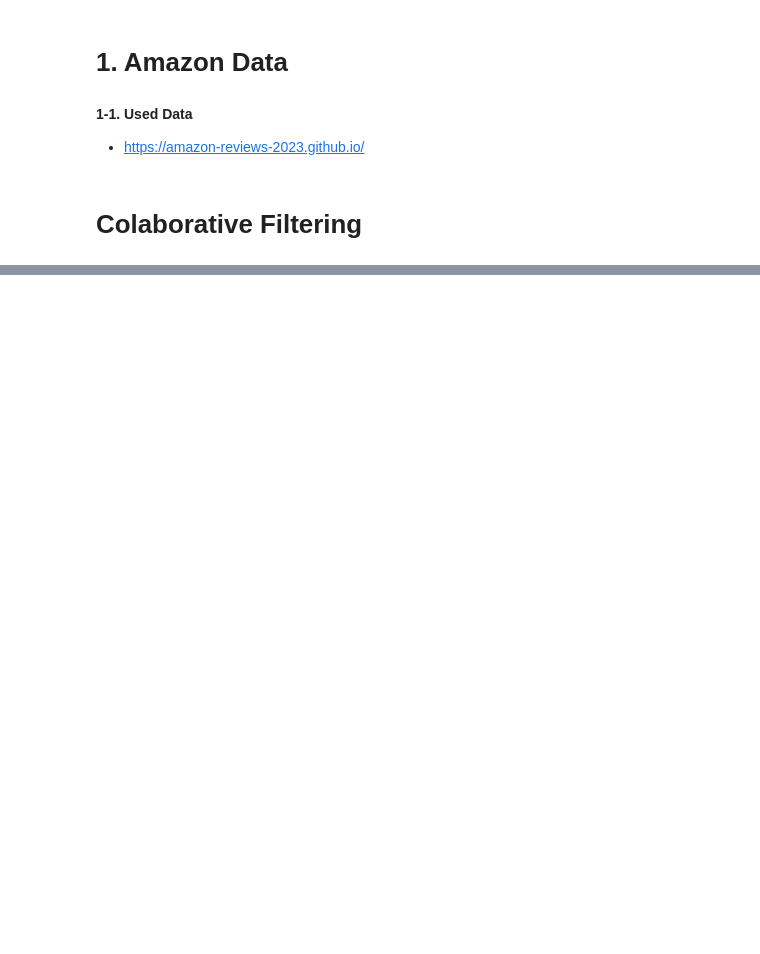
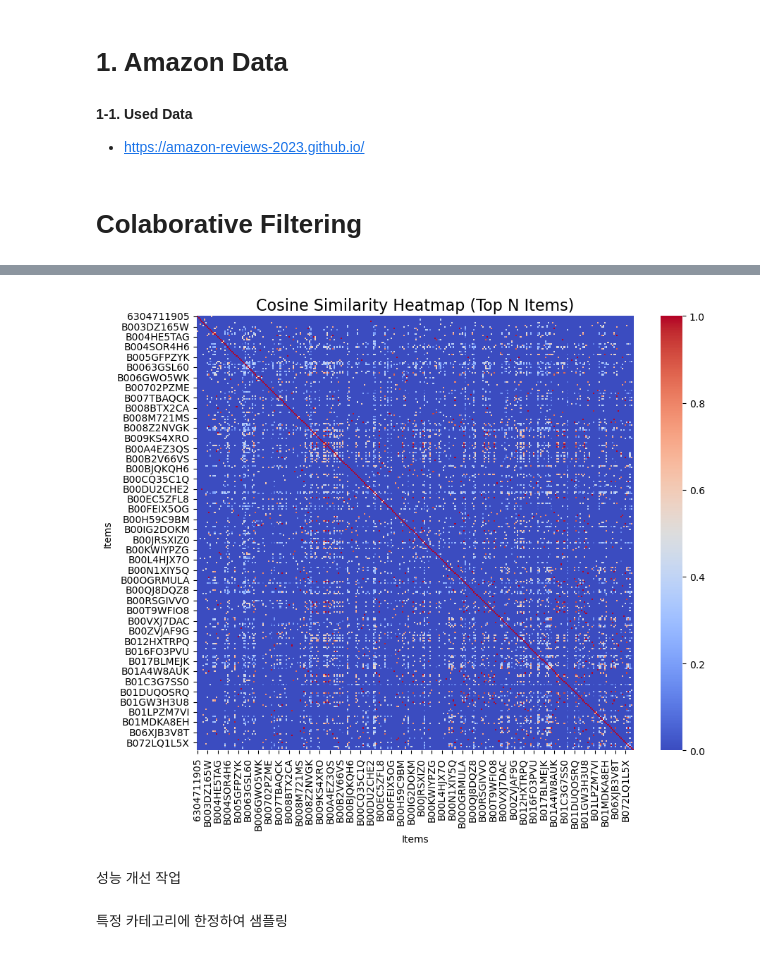
Before and after one commit to tpgus2603/DataMining, a Jupyter notebook: AmazonCF.ipynb, the cells around one changed output, grey strips where cells are left out. Cells and saved outputs as stored; diff of their text form; code cells hidden in the pictures; blank space fills up the shorter version.

Commit message:
Add Amazon CF

```diff
--- a/AmazonCF.ipynb
+++ b/AmazonCF.ipynb
@@ -137,12 +30,0 @@ def recommend_items(target_index, similarity_score, pivot_pandas, top_n=5):
-# %%
-import os
-
-review_path = os.path.abspath("./Data/Amazon/Review/Total_Review.json")
-review = preprocess_review(review_path)
-sorted_review = sort_review(review)
-
-unique_asins_df = review.select("asin").distinct()
-
-# # 결과 확인
-unique_asins_df.show()
-sorted_review.show()
@@ -244,0 +294,44 @@ main_category :  All Beauty
+# %%
+import pandas as pd
+import numpy as np
+from sklearn.metrics.pairwise import cosine_similarity
+import seaborn as sns
+import matplotlib.pyplot as plt
+
+# 사용자-아이템 행렬 생성 및 코사인 유사도 계산
+def calculate_cosine_similarity(df):
+    # 사용자-아이템 피벗 테이블 생성
+    pivot_table = df.pivot_table(index="parent_asin", columns="user_id", values="rating", fill_value=0)
+
+    # 코사인 유사도 계산
+    cosine_sim = cosine_similarity(pivot_table)
+
+    # 유사도를 데이터프레임으로 변환
+    cosine_sim_df = pd.DataFrame(cosine_sim, index=pivot_table.index, columns=pivot_table.index)
+    return cosine_sim_df
+
+# 코사인 유사도 히트맵 시각화
+def visualize_cosine_similarity(cosine_sim_df, top_n=20):
+    # 상위 N개 항목만 선택
+    sim_subset = cosine_sim_df.iloc[:top_n, :top_n]
+
+    # 히트맵 생성
+    plt.figure(figsize=(10, 8))
+    sns.heatmap(sim_subset, annot=False, cmap="coolwarm", cbar=True)
+    plt.title("Cosine Similarity Heatmap (Top N Items)", fontsize=16)
+    plt.xlabel("Items")
+    plt.ylabel("Items")
+    plt.show()
+
+# 실행
+review_path = os.path.abspath("./Data/Amazon/Review/combined_data2.json")
+categories = ["Software"]
+review = preprocess_review(review_path, categories[0])
+
+# 코사인 유사도 계산 및 시각화
+cosine_sim_df = calculate_cosine_similarity(review)
+visualize_cosine_similarity(cosine_sim_df, top_n=300)
+# %% [output]
+[figure, added]
+# %% [markdown]
+성능 개선 작업
@@ -244,0 +356,2 @@ main_category :  All Beauty
+# %% [markdown]
+특정 카테고리에 한정하여 샘플링
```
Also changed, not shown: parts of 20 cells of this notebook.
